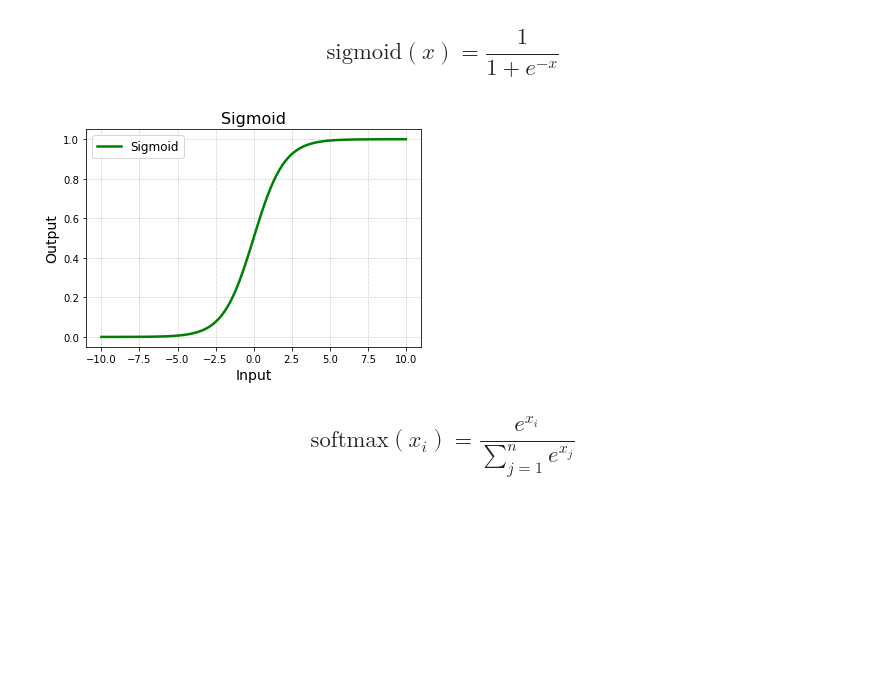
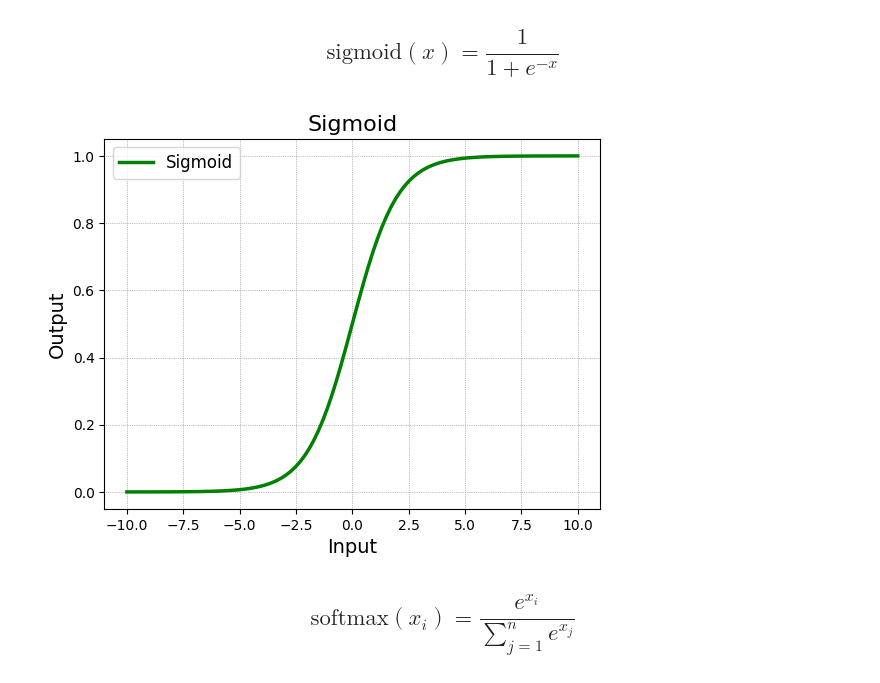
Before and after one commit to havilash/neural-network, a Jupyter notebook: docs/neural_network_notebook.ipynb, the cells around one changed output. Saved outputs shown, nothing was run; the diff lists cells and outputs as text; code cells hidden in the pictures; blank space fills up the shorter version.

```diff
--- a/docs/neural_network_notebook.ipynb
+++ b/docs/neural_network_notebook.ipynb
@@ -34,22 +35,21 @@ plt.show()
 # %%
 def func(x):
     return 1 / (1 + np.exp(-x))
-embedded-picture
 x = np.linspace(-10, 10, 100)
 y = func(x)
 
 plt.plot(x, y, linewidth=2.5, color='green', markersize=3, label='Sigmoid')
 
 plt.title('Sigmoid', fontsize=16)
 plt.xlabel('Input', fontsize=14)
 plt.ylabel('Output', fontsize=14)
 
 plt.grid(color='gray', linestyle=':', linewidth=0.5)
 plt.legend(loc='upper left', fontsize=12)
 
 plt.show()
 # %% [output]
-[figure, old version]
+[figure, new version]
 # %% [markdown]
 <div style="font-size: 150%;float:left;">$$\mathrm{softmax}(x_i) = \frac{e^{x_i}}{\sum_{j=1}^ne^{x_j}}$$</div>
 # %%
```
Also changed, not shown: parts of 5 cells of this notebook, 3 other files.
